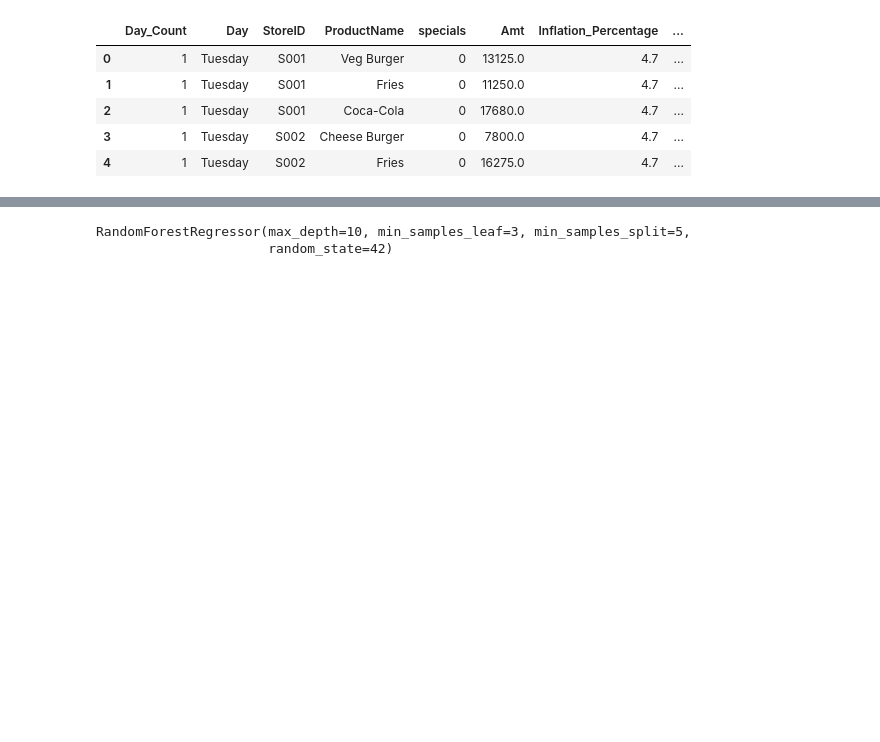
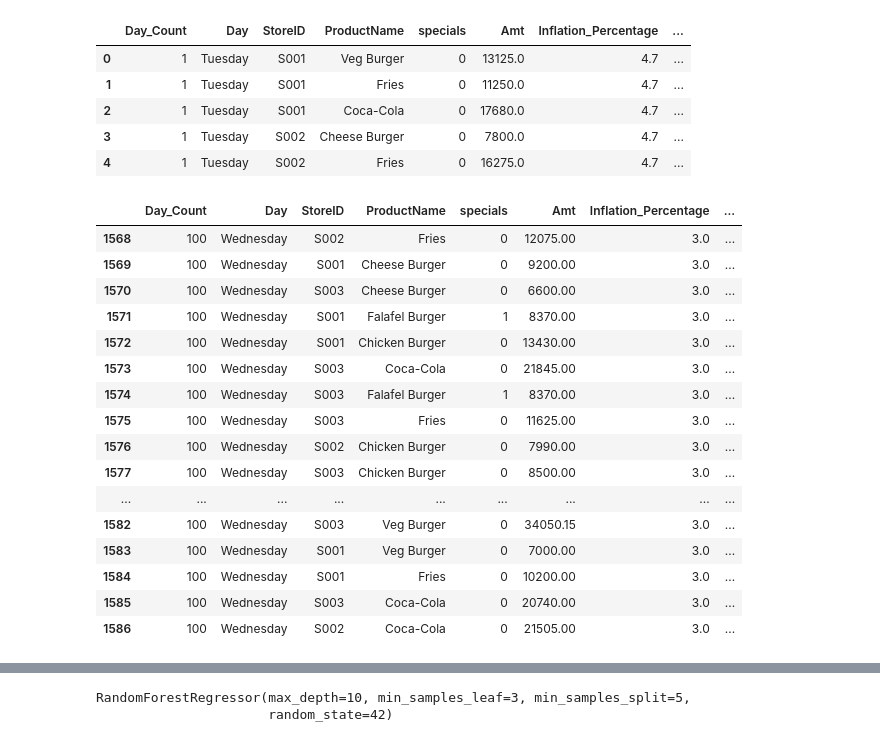
Before and after one commit to Sarthakpurii/product-demand-prediction, a Jupyter notebook: Model Strategies/Model 1 - Predicting Combined Sales/model_training.ipynb, the cells around one changed output, grey strips where cells are left out. Cells and saved outputs as stored; diff of their text form; code cells hidden in the pictures; blank space fills up the shorter version.

```diff
--- a/Model Strategies/Model 1 - Predicting Combined Sales/model_training.ipynb
+++ b/Model Strategies/Model 1 - Predicting Combined Sales/model_training.ipynb
@@ -17,6 +17,26 @@ df_train.head(5)
 | 2 | 1 | Tuesday | S001 | Coca-Cola | 0 | 17680.0 | 4.7 | ... |
 | 3 | 1 | Tuesday | S002 | Cheese Burger | 0 | 7800.0 | 4.7 | ... |
 | 4 | 1 | Tuesday | S002 | Fries | 0 | 16275.0 | 4.7 | ... |
+# %%
+df_train[df_train['Day_Count']==100]
+# %% [output]
+|  | Day_Count | Day | StoreID | ProductName | specials | Amt | Inflation_Percentage | ... |
+| 1568 | 100 | Wednesday | S002 | Fries | 0 | 12075.00 | 3.0 | ... |
+| 1569 | 100 | Wednesday | S001 | Cheese Burger | 0 | 9200.00 | 3.0 | ... |
+| 1570 | 100 | Wednesday | S003 | Cheese Burger | 0 | 6600.00 | 3.0 | ... |
+| 1571 | 100 | Wednesday | S001 | Falafel Burger | 1 | 8370.00 | 3.0 | ... |
+| 1572 | 100 | Wednesday | S001 | Chicken Burger | 0 | 13430.00 | 3.0 | ... |
+| 1573 | 100 | Wednesday | S003 | Coca-Cola | 0 | 21845.00 | 3.0 | ... |
+| 1574 | 100 | Wednesday | S003 | Falafel Burger | 1 | 8370.00 | 3.0 | ... |
+| 1575 | 100 | Wednesday | S003 | Fries | 0 | 11625.00 | 3.0 | ... |
+| 1576 | 100 | Wednesday | S002 | Chicken Burger | 0 | 7990.00 | 3.0 | ... |
+| 1577 | 100 | Wednesday | S003 | Chicken Burger | 0 | 8500.00 | 3.0 | ... |
+| ... | ... | ... | ... | ... | ... | ... | ... | ... |
+| 1582 | 100 | Wednesday | S003 | Veg Burger | 0 | 34050.15 | 3.0 | ... |
+| 1583 | 100 | Wednesday | S001 | Veg Burger | 0 | 7000.00 | 3.0 | ... |
+| 1584 | 100 | Wednesday | S001 | Fries | 0 | 10200.00 | 3.0 | ... |
+| 1585 | 100 | Wednesday | S003 | Coca-Cola | 0 | 20740.00 | 3.0 | ... |
+| 1586 | 100 | Wednesday | S002 | Coca-Cola | 0 | 21505.00 | 3.0 | ... |
 # %%
 
 def aggregate_date(df):
```
Also changed, not shown: parts of 4 cells of this notebook, 2 other files.
